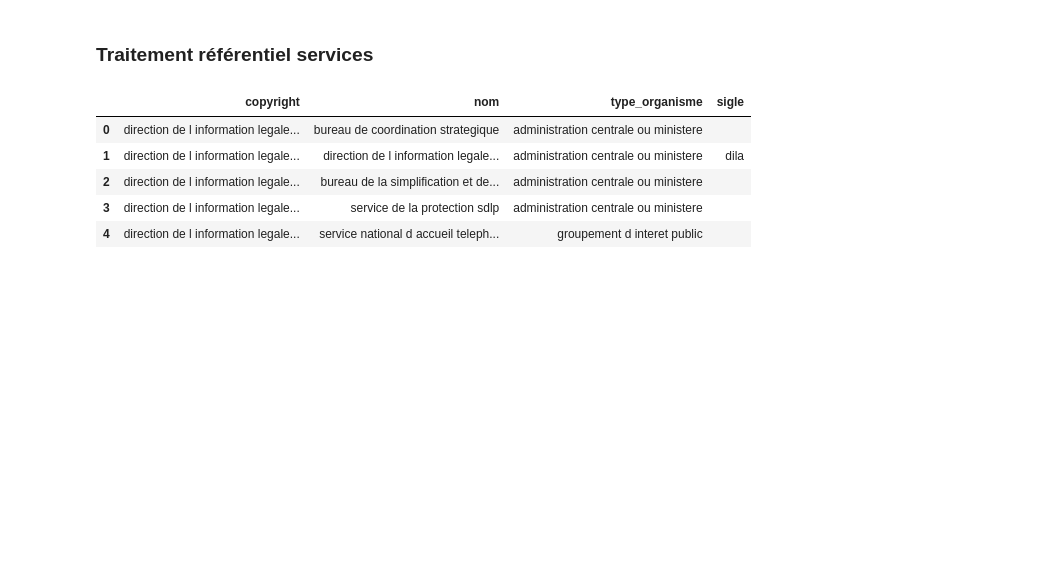
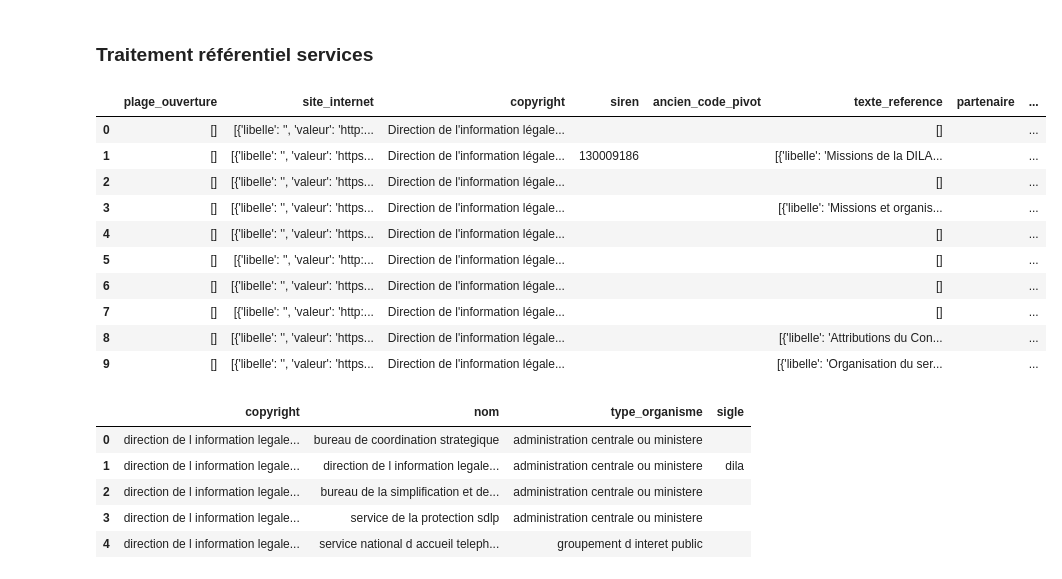
Before and after one commit to johnplt/ted, a Jupyter notebook: notebook/ted.ipynb, the cells around one changed output. Cells and saved outputs as stored; diff of their text form; code cells hidden in the pictures; blank space fills up the shorter version.

```diff
--- a/notebook/ted.ipynb
+++ b/notebook/ted.ipynb
@@ -113,6 +113,20 @@ with fs.open(FILE_PATH_TED_S3+"/dila_refOrga_admin_Etat_fr_20230505.json", mode=
 ### Traitement référentiel services
 # %%
 orga_df = pd.json_normalize(orga,record_path='service')
+# %%
+orga_df.head(10)
+# %% [output]
+|  | plage_ouverture | site_internet | copyright | siren | ancien_code_pivot | texte_reference | partenaire | ... |
+| 0 | [] | [{'libelle': '', 'valeur': 'http:... | Direction de l'information légale... |  |  | [] |  | ... |
+| 1 | [] | [{'libelle': '', 'valeur': 'https... | Direction de l'information légale... | 130009186 |  | [{'libelle': 'Missions de la DILA... |  | ... |
+| 2 | [] | [{'libelle': '', 'valeur': 'https... | Direction de l'information légale... |  |  | [] |  | ... |
+| 3 | [] | [{'libelle': '', 'valeur': 'https... | Direction de l'information légale... |  |  | [{'libelle': 'Missions et organis... |  | ... |
+| 4 | [] | [{'libelle': '', 'valeur': 'https... | Direction de l'information légale... |  |  | [] |  | ... |
+| 5 | [] | [{'libelle': '', 'valeur': 'http:... | Direction de l'information légale... |  |  | [] |  | ... |
+| 6 | [] | [{'libelle': '', 'valeur': 'https... | Direction de l'information légale... |  |  | [] |  | ... |
+| 7 | [] | [{'libelle': '', 'valeur': 'http:... | Direction de l'information légale... |  |  | [] |  | ... |
+| 8 | [] | [{'libelle': '', 'valeur': 'https... | Direction de l'information légale... |  |  | [{'libelle': 'Attributions du Con... |  | ... |
+| 9 | [] | [{'libelle': '', 'valeur': 'https... | Direction de l'information légale... |  |  | [{'libelle': 'Organisation du ser... |  | ... |
 # %%
 services_clean = ( orga_df
     .pipe(remove_accent_from_df,['copyright','nom','type_organisme','sigle'])
```
Also changed, not shown: parts of 9 cells of this notebook.
